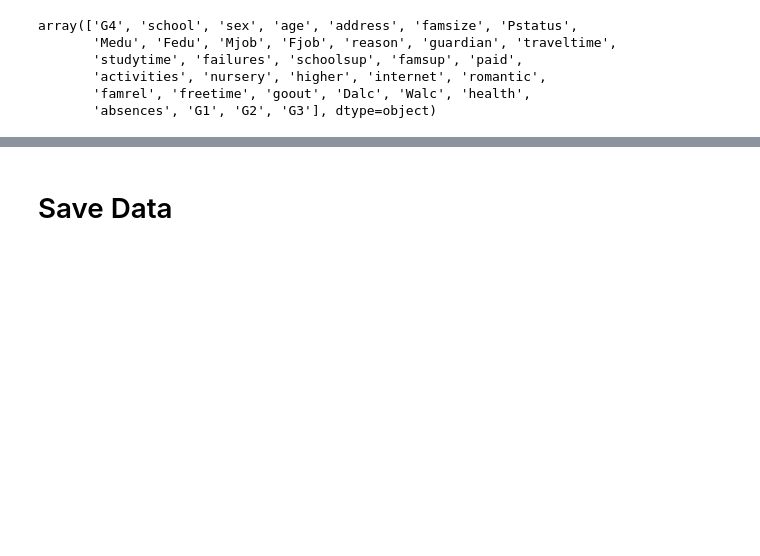
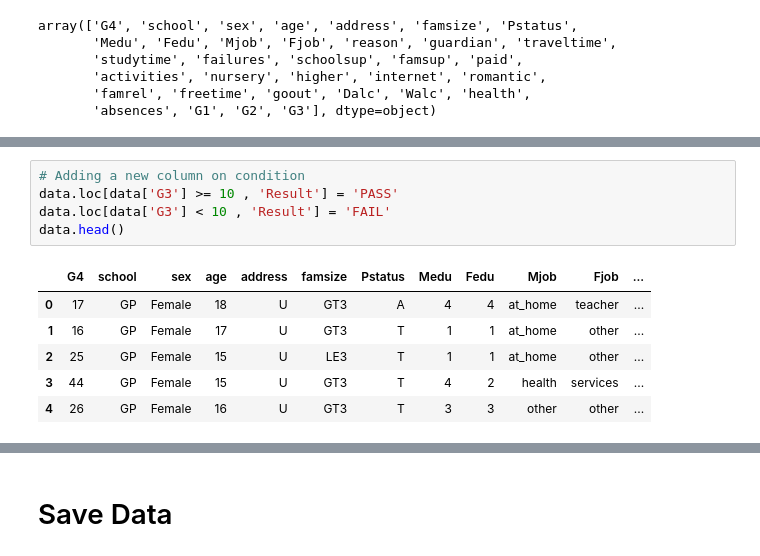
Before and after one commit to id-shiv/knowledge_base, a Jupyter notebook: [Project_401]_Data_Handling_with_Pandas.ipynb, the cells around one changed output, grey strips where cells are left out. Saved outputs shown, nothing was run; the diff lists cells and outputs as text; blank space fills up the shorter version.

```diff
--- a/[Project_401]_Data_Handling_with_Pandas.ipynb
+++ b/[Project_401]_Data_Handling_with_Pandas.ipynb
@@ -186,0 +200,12 @@ array(['G4', 'school', 'sex', 'age', 'address', 'famsize', 'Pstatus',
+# %%
+# Adding a new column on condition
+data.loc[data['G3'] >= 10 , 'Result'] = 'PASS'
+data.loc[data['G3'] < 10 , 'Result'] = 'FAIL'
+data.head()
+# %% [output]
+|  | G4 | school | sex | age | address | famsize | Pstatus | Medu | Fedu | Mjob | Fjob | ... |
+| 0 | 17 | GP | Female | 18 | U | GT3 | A | 4 | 4 | at_home | teacher | ... |
+| 1 | 16 | GP | Female | 17 | U | GT3 | T | 1 | 1 | at_home | other | ... |
+| 2 | 25 | GP | Female | 15 | U | LE3 | T | 1 | 1 | at_home | other | ... |
+| 3 | 44 | GP | Female | 15 | U | GT3 | T | 4 | 2 | health | services | ... |
+| 4 | 26 | GP | Female | 16 | U | GT3 | T | 3 | 3 | other | other | ... |
```
Also changed, not shown: parts of 14 cells of this notebook.
